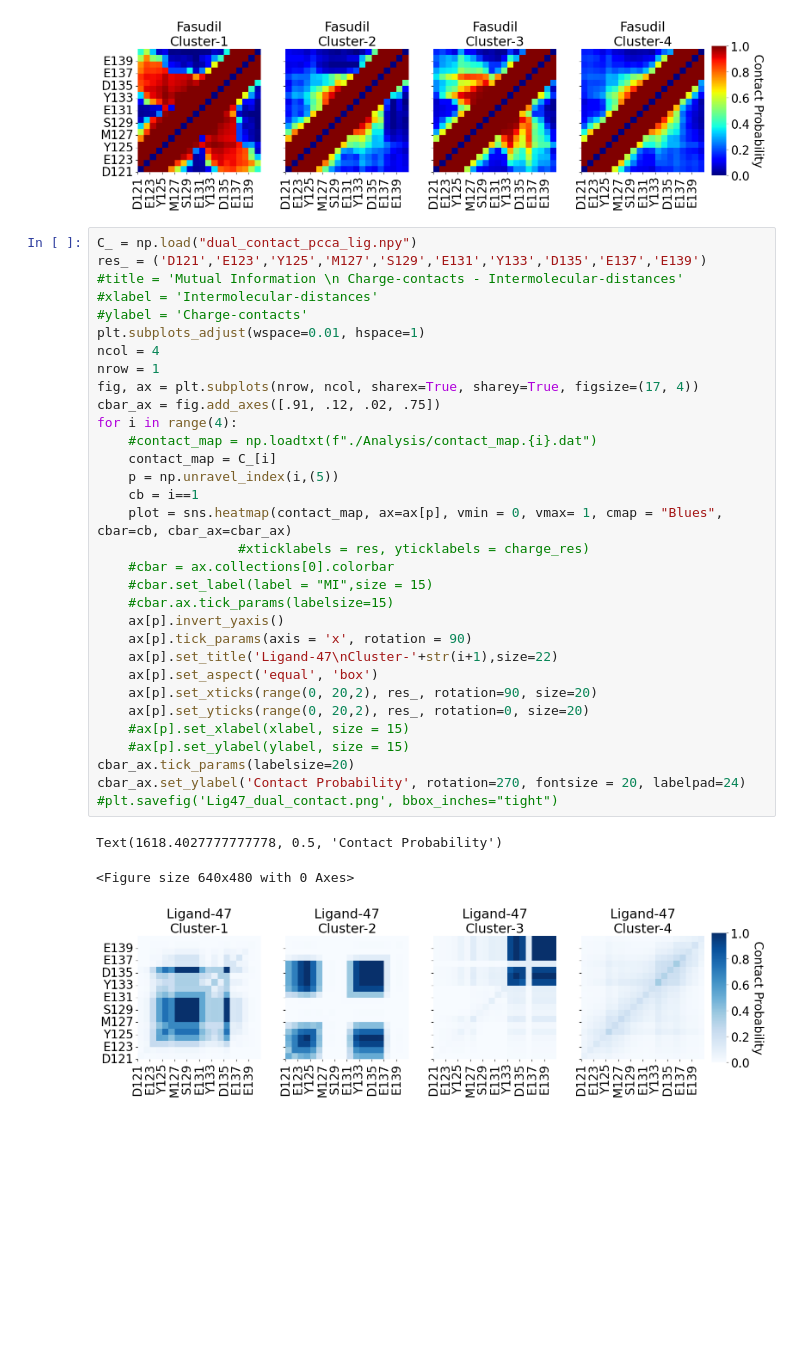
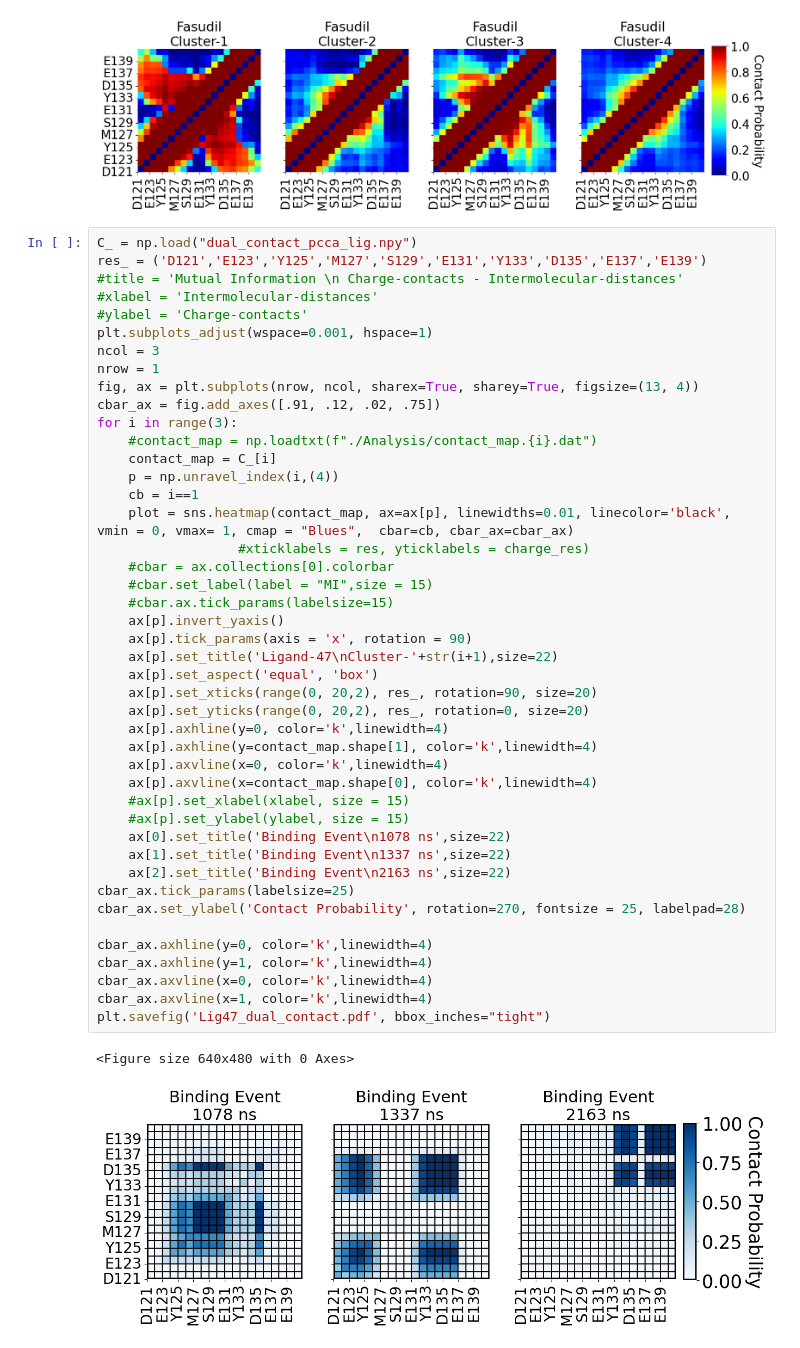
Before and after one commit to aparajita-chakraborty/asn_2, a Jupyter notebook: PCCA_both.ipynb, the cells around one changed output. Cells and saved outputs as stored; diff of their text form; blank space fills up the shorter version.

```diff
--- a/PCCA_both.ipynb
+++ b/PCCA_both.ipynb
@@ -511,39 +580,50 @@ Text(1618.4027777777778, 0.5, 'Contact Probability')
 # %%
 C_ = np.load("dual_contact_pcca_lig.npy")
 res_ = ('D121','E123','Y125','M127','S129','E131','Y133','D135','E137','E139')
 #title = 'Mutual Information \n Charge-contacts - Intermolecular-distances'
 #xlabel = 'Intermolecular-distances'
 #ylabel = 'Charge-contacts'
-plt.subplots_adjust(wspace=0.01, hspace=1)
-ncol = 4
+plt.subplots_adjust(wspace=0.001, hspace=1)
+ncol = 3
 nrow = 1
-fig, ax = plt.subplots(nrow, ncol, sharex=True, sharey=True, figsize=(17, 4))
+fig, ax = plt.subplots(nrow, ncol, sharex=True, sharey=True, figsize=(13, 4))
 cbar_ax = fig.add_axes([.91, .12, .02, .75])
-for i in range(4):
+for i in range(3):
     #contact_map = np.loadtxt(f"./Analysis/contact_map.{i}.dat")
     contact_map = C_[i]
-    p = np.unravel_index(i,(5))
+    p = np.unravel_index(i,(4))
     cb = i==1
-    plot = sns.heatmap(contact_map, ax=ax[p], vmin = 0, vmax= 1, cmap = "Blues",  cbar=cb, cbar_ax=cbar_ax)
+    plot = sns.heatmap(contact_map, ax=ax[p], linewidths=0.01, linecolor='black', vmin = 0, vmax= 1, cmap = "Blues",  cbar=cb, cbar_ax=cbar_ax)
                   #xticklabels = res, yticklabels = charge_res)
     #cbar = ax.collections[0].colorbar
     #cbar.set_label(label = "MI",size = 15)
     #cbar.ax.tick_params(labelsize=15)
     ax[p].invert_yaxis()
     ax[p].tick_params(axis = 'x', rotation = 90)
     ax[p].set_title('Ligand-47\nCluster-'+str(i+1),size=22)
     ax[p].set_aspect('equal', 'box')
     ax[p].set_xticks(range(0, 20,2), res_, rotation=90, size=20)
     ax[p].set_yticks(range(0, 20,2), res_, rotation=0, size=20)
+    ax[p].axhline(y=0, color='k',linewidth=4)
+    ax[p].axhline(y=contact_map.shape[1], color='k',linewidth=4)
+    ax[p].axvline(x=0, color='k',linewidth=4)
+    ax[p].axvline(x=contact_map.shape[0], color='k',linewidth=4)
     #ax[p].set_xlabel(xlabel, size = 15)
     #ax[p].set_ylabel(ylabel, size = 15)
-cbar_ax.tick_params(labelsize=20)
-cbar_ax.set_ylabel('Contact Probability', rotation=270, fontsize = 20, labelpad=24)
-#plt.savefig('Lig47_dual_contact.png', bbox_inches="tight")
+    ax[0].set_title('Binding Event\n1078 ns',size=22)
+    ax[1].set_title('Binding Event\n1337 ns',size=22)
+    ax[2].set_title('Binding Event\n2163 ns',size=22)
+cbar_ax.tick_params(labelsize=25)
+cbar_ax.set_ylabel('Contact Probability', rotation=270, fontsize = 25, labelpad=28)
+
+cbar_ax.axhline(y=0, color='k',linewidth=4)
+cbar_ax.axhline(y=1, color='k',linewidth=4)
+cbar_ax.axvline(x=0, color='k',linewidth=4)
+cbar_ax.axvline(x=1, color='k',linewidth=4)
+plt.savefig('Lig47_dual_contact.pdf', bbox_inches="tight")
 # %% [output]
-Text(1618.4027777777778, 0.5, 'Contact Probability')
+<Figure size 640x480 with 0 Axes>
-<Figure size 640x480 with 0 Axes>
-[figure, old version]
+[figure, new version]
 # %%
 C_ = np.load("/data/asn/tica/fasudil/combined/dual_contact_pcca_fas.npy")
 res_ = ('D121','E123','Y125','M127','S129','E131','Y133','D135','E137','E139')
```
Also changed, not shown: parts of 15 cells of this notebook.
